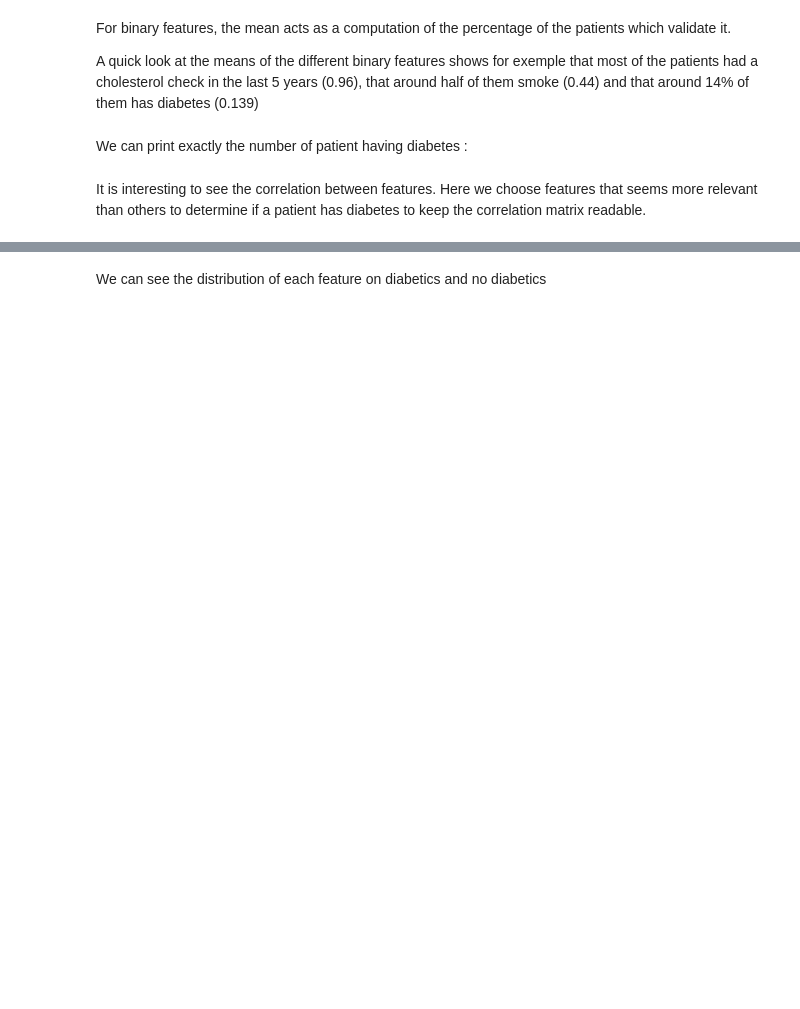
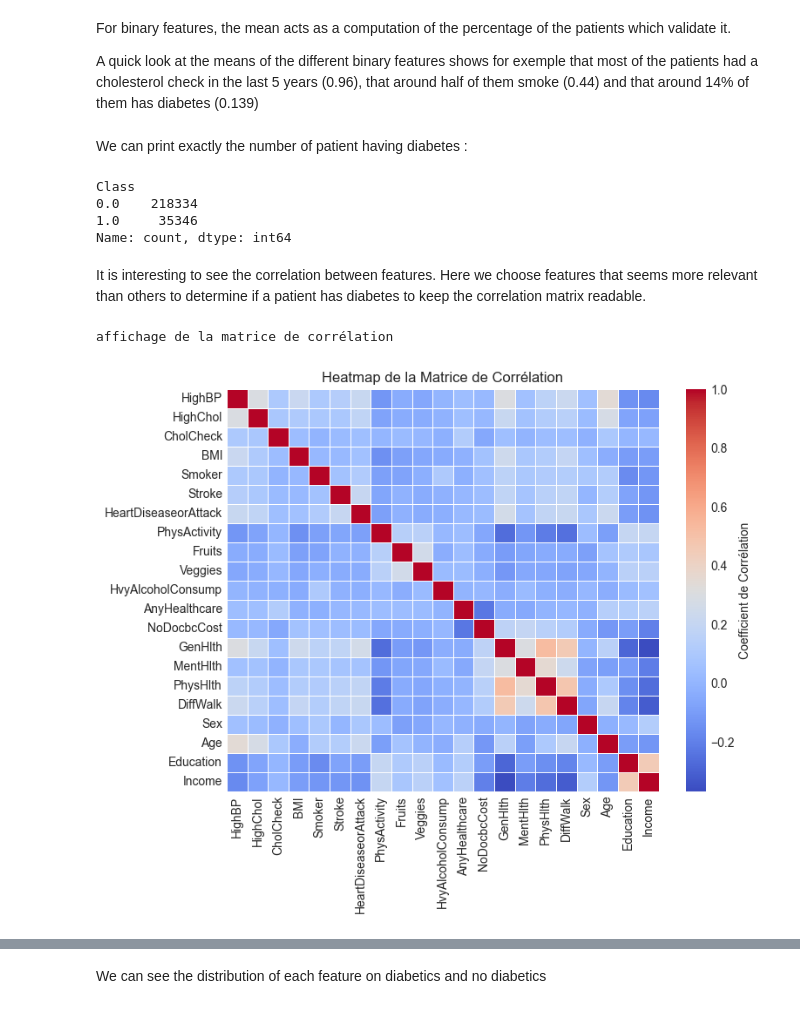
Before and after one commit to RemiBBX/ml-diabetes-spam-prediction, a Jupyter notebook: Diabetes_Visualisation_ML.ipynb, the cells around one changed output, grey strips where cells are left out. Drawn from its saved outputs; the diff is of its cells as text; code cells hidden in the pictures; blank space fills up the shorter version.

```diff
--- a/Diabetes_Visualisation_ML.ipynb
+++ b/Diabetes_Visualisation_ML.ipynb
@@ -2,10 +2,13 @@
 ## Useful imports
 # %%
 import matplotlib.pyplot as plt
-import pandas as pd
 import seaborn as sns
 
-from src.preprocessing import data_diabetes, preprocessing
+from src.preprocessing import preprocessing, load_data, data_diabetes, visualize
+
+# Style des graphiques
+plt.style.use('seaborn-v0_8-darkgrid')
+sns.set_palette("husl")
 # %% [markdown]
 ## Charging the csv in a dataframe
 
@@ -48,7 +91,17 @@ A quick look at the means of the different binary features shows for exemple tha
 # %% [markdown]
 We can print exactly the number of patient having diabetes :
 # %%
-df["Diabetes_binary"].value_counts()
+df["Class"].value_counts()
+# %% [output]
+Class
+0.0    218334
+1.0     35346
+Name: count, dtype: int64
 # %% [markdown]
 It is interesting to see the correlation between features. Here we choose features that seems more relevant than others to determine if a patient has diabetes to keep the correlation matrix readable.
+# %%
+visualize(data_diabetes, selected_features=[], random=True)
+# %% [output]
+affichage de la matrice de corrélation
+[figure, added]
 # %%
```
Also changed, not shown: parts of 20 cells of this notebook, 11 other files.
